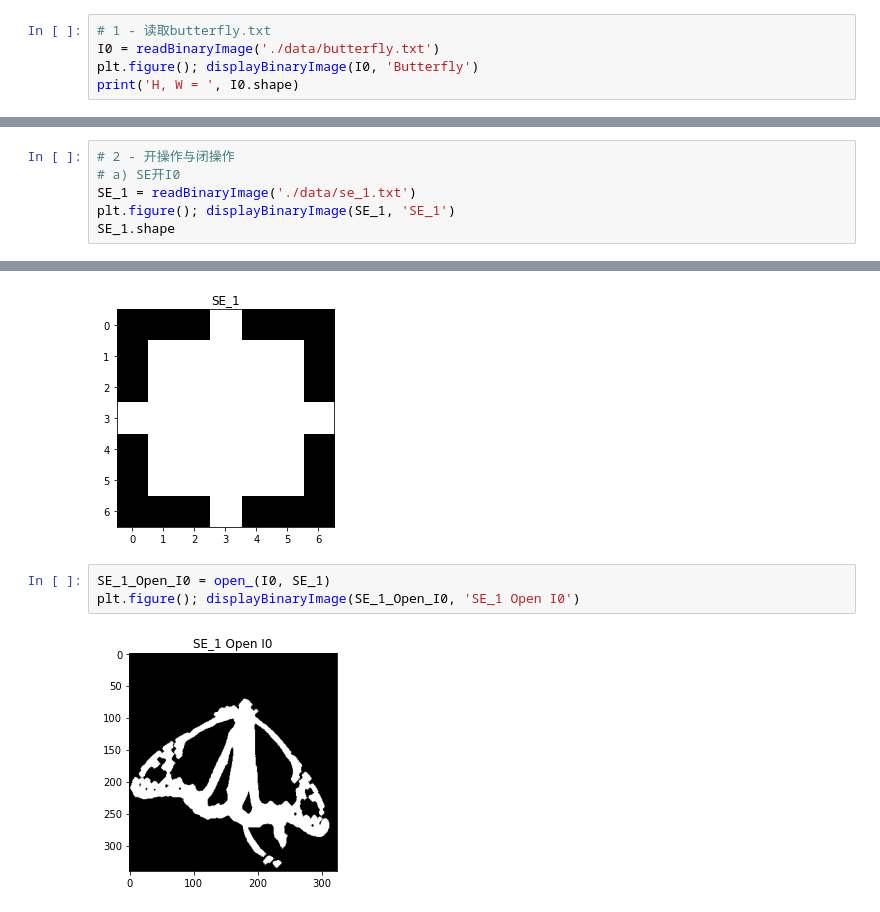
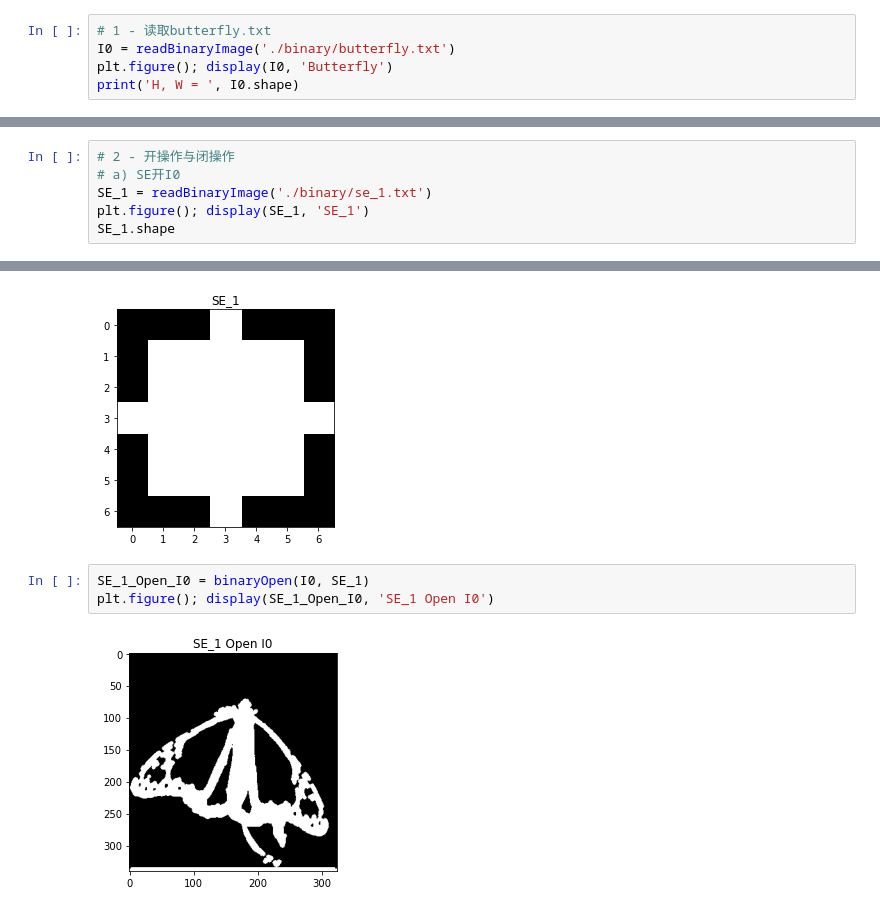
Before and after one commit to z0gSh1u/seu-iau, a Jupyter notebook: morphology/binary.ipynb, the cells around one changed output, grey strips where cells are left out. Drawn from its saved outputs; the diff is of its cells as text.

```diff
--- a/morphology/binary.ipynb
+++ b/morphology/binary.ipynb
@@ -81,7 +20,7 @@ def same(a, b):
 # %%
 # 1 - 读取butterfly.txt
-I0 = readBinaryImage('./data/butterfly.txt')
-plt.figure(); displayBinaryImage(I0, 'Butterfly')
+I0 = readBinaryImage('./binary/butterfly.txt')
+plt.figure(); display(I0, 'Butterfly')
 print('H, W = ', I0.shape)
 # %% [output]
 H, W =  (340, 325)
@@ -89,16 +28,16 @@ H, W =  (340, 325)
 # %%
 # 2 - 开操作与闭操作
 # a) SE开I0
-SE_1 = readBinaryImage('./data/se_1.txt')
-plt.figure(); displayBinaryImage(SE_1, 'SE_1')
+SE_1 = readBinaryImage('./binary/se_1.txt')
+plt.figure(); display(SE_1, 'SE_1')
 SE_1.shape
 # %% [output]
 (7, 7)
 [figure]
 # %%
-SE_1_Open_I0 = open_(I0, SE_1)
-plt.figure(); displayBinaryImage(SE_1_Open_I0, 'SE_1 Open I0')
+SE_1_Open_I0 = binaryOpen(I0, SE_1)
+plt.figure(); display(SE_1_Open_I0, 'SE_1 Open I0')
 # %% [output]
-[figure, old version]
+[figure, new version]
 # %%
 # b) SE开I0^c
```
Also changed, not shown: parts of 18 cells of this notebook, 12 other files.
